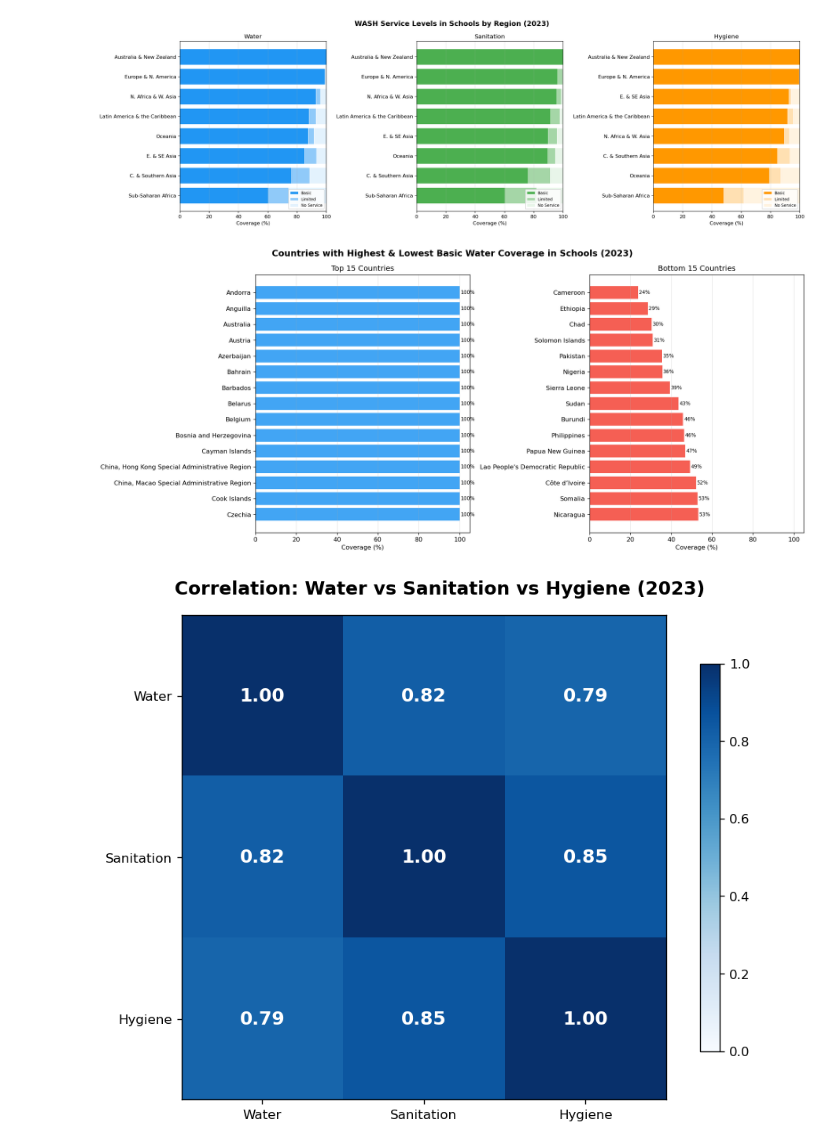
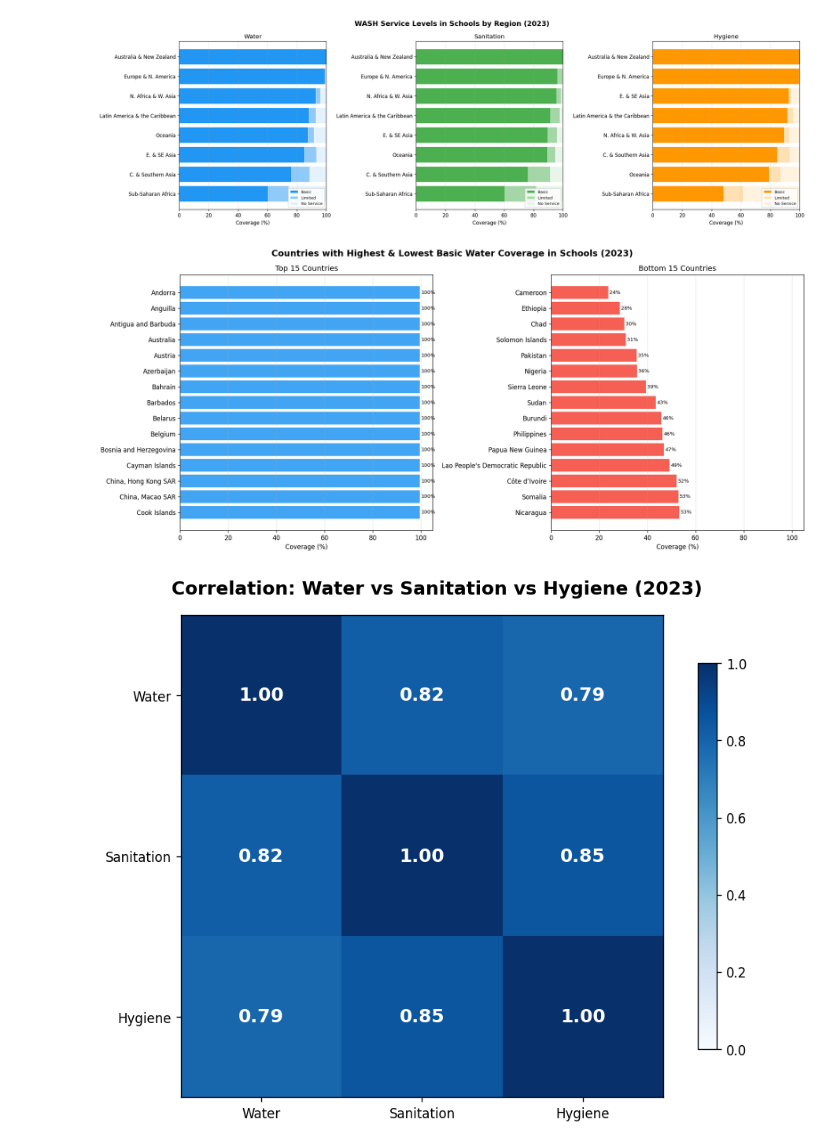
Before and after one commit to JiayiQinivy/UNICEF-DS, a Jupyter notebook: WASH_visualisation.ipynb, the cells around one changed output. Drawn from its saved outputs; the diff is of its cells as text; code cells hidden in the pictures.

Commit message:
Update WASH visualisation notebook to use cleaned CSV and fix variable shadowing bug

```diff
--- a/WASH_visualisation.ipynb
+++ b/WASH_visualisation.ipynb
@@ -12,14 +16,18 @@ FILE = 'JMP-WASH-in-schools-2024-data-by-country.xlsx'
 water = pd.read_excel(FILE, sheet_name='Water Data')
 sanitation = pd.read_excel(FILE, sheet_name='Sanitation Data')
 hygiene = pd.read_excel(FILE, sheet_name='Hygiene Data')
-regions = pd.read_excel(FILE, sheet_name='Regions')
 
-for df in [water, sanitation, hygiene]:
-    df['iso3'] = df['iso3'].astype(str)
+for sheet in [water, sanitation, hygiene]:
+    sheet['iso3'] = sheet['iso3'].astype(str)
 
-regions['iso3'] = regions['iso3'].astype(str)
-region_map = regions.drop_duplicates('iso3')[['iso3', 'region_sdg']].copy()
+# Use region from cleaned data for consistency
+region_map = df[['ISO', 'sdg_region']].rename(columns={'ISO': 'iso3', 'sdg_region': 'region_sdg'})
 
 water = water.merge(region_map, on='iso3', how='left')
 sanitation = sanitation.merge(region_map, on='iso3', how='left')
 hygiene = hygiene.merge(region_map, on='iso3', how='left')
+
+latest_year = water['year'].max()
+print(f"Cleaned data: {len(df)} countries")
+print(f"Time-series data: {water['year'].min()}-{latest_year}")
+print(f"Countries with all 3 basic indicators: {df[['wat_bas_nat','san_bas_nat','hyg_bas_nat']].notna().all(axis=1).sum()}")
@@ -70,8 +82,8 @@ datasets = [
     (hygiene, 'hyg_bas_nat', 'Basic Hygiene', colors_hyg, axes2[2]),
 ]
 
-for df, col, title, color, ax in datasets:
-    latest = df[df['year'] == latest_year].dropna(subset=[col, 'region_sdg'])
+for sheet, col, title, color, ax in datasets:
+    latest = sheet[sheet['year'] == latest_year].dropna(subset=[col, 'region_sdg'])
     regional = latest.groupby('region_sdg')[col].mean().sort_values()
 
     short_names = regional.index.str.replace('and ', '& ', regex=False)
@@ -104,9 +116,9 @@ pairs = [
     (hygiene, 'hyg_bas_urb', 'hyg_bas_rur', 'Hygiene', '#FF9800', '#FFE0B2'),
 ]
 
-for i, (df, urb_col, rur_col, title, c_urb, c_rur) in enumerate(pairs):
-    urb = df.groupby('year')[urb_col].mean().dropna()
-    rur = df.groupby('year')[rur_col].mean().dropna()
+for i, (sheet, urb_col, rur_col, title, c_urb, c_rur) in enumerate(pairs):
+    urb = sheet.groupby('year')[urb_col].mean().dropna()
+    rur = sheet.groupby('year')[rur_col].mean().dropna()
     axes3[i].plot(urb.index, urb.values, color=c_urb, linewidth=2, marker='s', markersize=4, label='Urban')
     axes3[i].plot(rur.index, rur.values, color=c_rur, linewidth=2, marker='^', markersize=4, label='Rural',
                   linestyle='--')
@@ -136,8 +148,8 @@ ladder_configs = [
      ['Basic', 'Limited', 'No Service'], ['#FF9800', '#FFE0B2', '#FFF3E0'], 'Hygiene'),
 ]
 
-for i, (df, cols, labels, colors, title) in enumerate(ladder_configs):
-    latest = df[df['year'] == latest_year].dropna(subset=cols + ['region_sdg'])
+for i, (sheet, cols, labels, colors, title) in enumerate(ladder_configs):
+    latest = sheet[sheet['year'] == latest_year].dropna(subset=cols + ['region_sdg'])
     grouped = latest.groupby('region_sdg')[cols].mean()
 
     grouped.index = grouped.index.str.replace('and ', '& ', regex=False)
@@ -165,50 +177,51 @@ plt.show()
 # %% [output]
 [figure]
 # %%
+# Use cleaned data for top/bottom countries (excludes flagged sparse rows)
+clean = df[df['all_basic_missing'] == False].copy()
+
 fig5, (ax_top, ax_bot) = plt.subplots(1, 2, figsize=(16, 7))
-fig5.suptitle(f'Countries with Highest & Lowest Basic Water Coverage in Schools ({latest_year})',
+fig5.suptitle('Countries with Highest & Lowest Basic Water Coverage in Schools (2023)',
               fontsize=14, fontweight='bold')
 
-w_latest = water[water['year'] == latest_year].dropna(subset=['wat_bas_nat', 'name_unsd'])
-w_latest = w_latest.drop_duplicates('iso3')
+w_data = clean.dropna(subset=['wat_bas_nat'])
+top15 = w_data.nlargest(15, 'wat_bas_nat')
+bot15 = w_data.nsmallest(15, 'wat_bas_nat')
 
-top15 = w_latest.nlargest(15, 'wat_bas_nat')
-bot15 = w_latest.nsmallest(15, 'wat_bas_nat')
-
-ax_top.barh(top15['name_unsd'], top15['wat_bas_nat'], color='#2196F3', alpha=0.85)
+ax_top.barh(top15['country'], top15['wat_bas_nat'], color='#2196F3', alpha=0.85)
 ax_top.set_xlim(0, 105)
 ax_top.set_title('Top 15 Countries')
 ax_top.set_xlabel('Coverage (%)')
 ax_top.invert_yaxis()
 ax_top.grid(axis='x', alpha=0.3)
 for bar, val in zip(ax_top.patches, top15['wat_bas_nat']):
     ax_top.text(val + 0.5, bar.get_y() + bar.get_height()/2, f'{val:.0f}%',
                 va='center', fontsize=8)
 
-ax_bot.barh(bot15['name_unsd'], bot15['wat_bas_nat'], color='#F44336', alpha=0.85)
+ax_bot.barh(bot15['country'], bot15['wat_bas_nat'], color='#F44336', alpha=0.85)
 ax_bot.set_xlim(0, 105)
 ax_bot.set_title('Bottom 15 Countries')
 ax_bot.set_xlabel('Coverage (%)')
 ax_bot.invert_yaxis()
 ax_bot.grid(axis='x', alpha=0.3)
 for bar, val in zip(ax_bot.patches, bot15['wat_bas_nat']):
     ax_bot.text(val + 0.5, bar.get_y() + bar.get_height()/2, f'{val:.0f}%',
                 va='center', fontsize=8)
 
 fig5.tight_layout()
 plt.show()
 # %% [output]
-[figure, old version]
+[figure, new version]
 # %%
+# Use cleaned data for correlation heatmap
+clean = df[df['all_basic_missing'] == False].copy()
+
 fig6, ax6 = plt.subplots(figsize=(8, 6))
-fig6.suptitle(f'Correlation: Water vs Sanitation vs Hygiene ({latest_year})', fontsize=14, fontweight='bold')
+fig6.suptitle('Correlation: Water vs Sanitation vs Hygiene (2023)', fontsize=14, fontweight='bold')
 
-w = water[water['year'] == latest_year][['iso3', 'wat_bas_nat']].rename(columns={'wat_bas_nat': 'Water'})
-s = sanitation[sanitation['year'] == latest_year][['iso3', 'san_bas_nat']].rename(columns={'san_bas_nat': 'Sanitation'})
-h = hygiene[hygiene['year'] == latest_year][['iso3', 'hyg_bas_nat']].rename(columns={'hyg_bas_nat': 'Hygiene'})
-
-merged = w.merge(s, on='iso3').merge(h, on='iso3').dropna()
-corr = merged[['Water', 'Sanitation', 'Hygiene']].corr()
+corr_data = clean[['wat_bas_nat', 'san_bas_nat', 'hyg_bas_nat']].dropna()
+corr_data.columns = ['Water', 'Sanitation', 'Hygiene']
+corr = corr_data.corr()
 
 im = ax6.imshow(corr, cmap='Blues', vmin=0, vmax=1)
 ax6.set_xticks([0, 1, 2])
@@ -224,4 +237,4 @@ fig6.colorbar(im, ax=ax6, shrink=0.8)
 fig6.tight_layout()
 plt.show()
 # %% [output]
-[figure, old version]
+[figure, new version]
```
Also changed, not shown: parts of 2 cells of this notebook.
